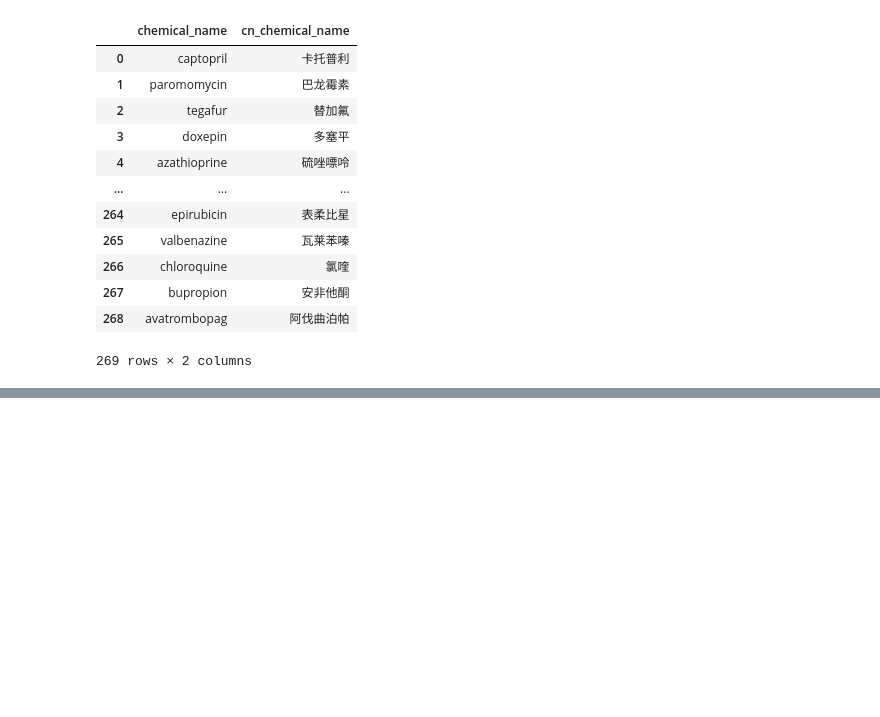
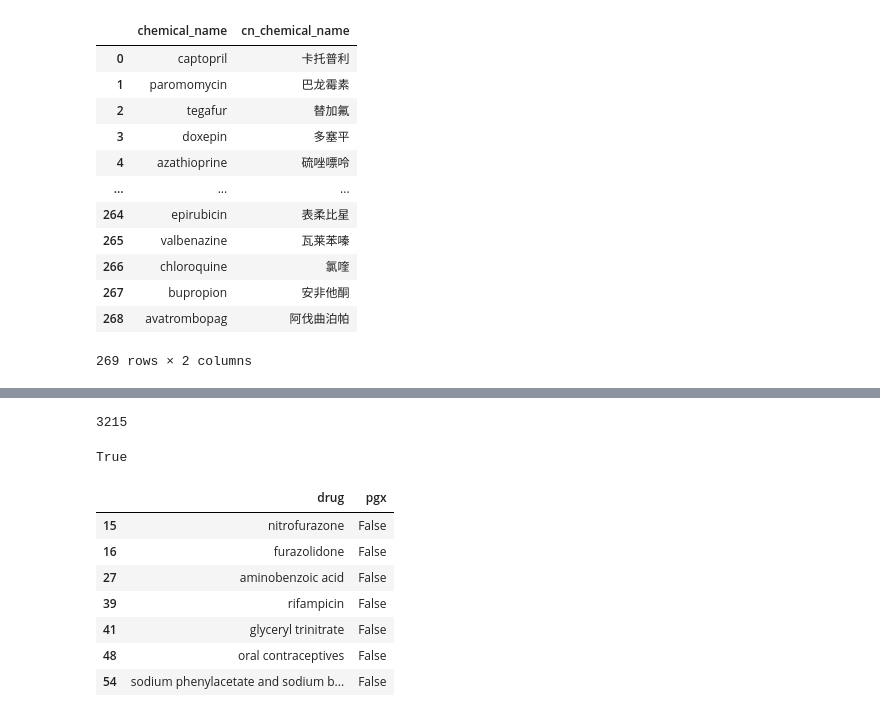
Before and after one commit to johncolezhang/drug-disease-graph, a Jupyter notebook: drug_report.ipynb, the cells around one changed output, grey strips where cells are left out. Cells and saved outputs as stored; diff of their text form; code cells hidden in the pictures; blank space fills up the shorter version.

Commit message:
Update more data into disease-kb

```diff
--- a/drug_report.ipynb
+++ b/drug_report.ipynb
@@ -520,0 +508,13 @@ len(set([x["name"] for x in result_list]))
+# %%
+# 药物基因组适用药物
+result_list = n_util.run_cypher("""match (d:drug)-[]-(m:chemical)<-[]-(v:variant)
+return d.display as name
+union
+match (d:drug)-[]-(m:chemical)<-[]-(dip:diplotype)
+return d.display as name
+union
+match (d:drug)-[]-(m:chemical)<-[]-(ge:gene)
+return d.display as name""")
+len(set([x["name"] for x in result_list]))
+# %% [output]
+3215
@@ -520,0 +527,45 @@ len(set([x["name"] for x in result_list]))
+# %%
+is_all_chinese("小儿氨酚黄那敏顆粒")
+# %% [output]
+True
+# %%
+query_template = """
+match (m:chemical)<-[]-(v:variant)
+where m.chemical_name = "{chem_name}"
+return m.chemical_name as chemical_name
+union
+match (m:chemical)<-[]-(dip:diplotype)
+where m.chemical_name = "{chem_name}"
+return m.chemical_name as chemical_name
+union
+match (m:chemical)<-[]-(ge:gene)
+where m.chemical_name = "{chem_name}"
+return m.chemical_name as chemical_name
+"""
+
+df_dm = pd.read_csv("c:/Users/zhangke1/Desktop/drug_mapping.tsv", sep='\t')
+drug_list = list(df_dm["Phenprocoumon"].str.lower().str.strip().values)
+# %%
+pgx_list= []
+for drug in drug_list:
+    result_list = n_util.run_cypher(query_template.format(chem_name=drug))
+    if len(result_list) > 0:
+        pgx_list.append(True)
+    else:
+        pgx_list.append(False)
+# %%
+df_pgx = pd.DataFrame({
+    "drug": drug_list,
+    "pgx": pgx_list
+})
+
+df_pgx[~df_pgx["pgx"]]
+# %% [output]
+|  | drug | pgx |
+| 15 | nitrofurazone | False |
+| 16 | furazolidone | False |
+| 27 | aminobenzoic acid | False |
+| 39 | rifampicin | False |
+| 41 | glyceryl trinitrate | False |
+| 48 | oral contraceptives | False |
+| 54 | sodium phenylacetate and sodium b... | False |
```
Also changed, not shown: parts of 25 cells of this notebook, 5 other files.
